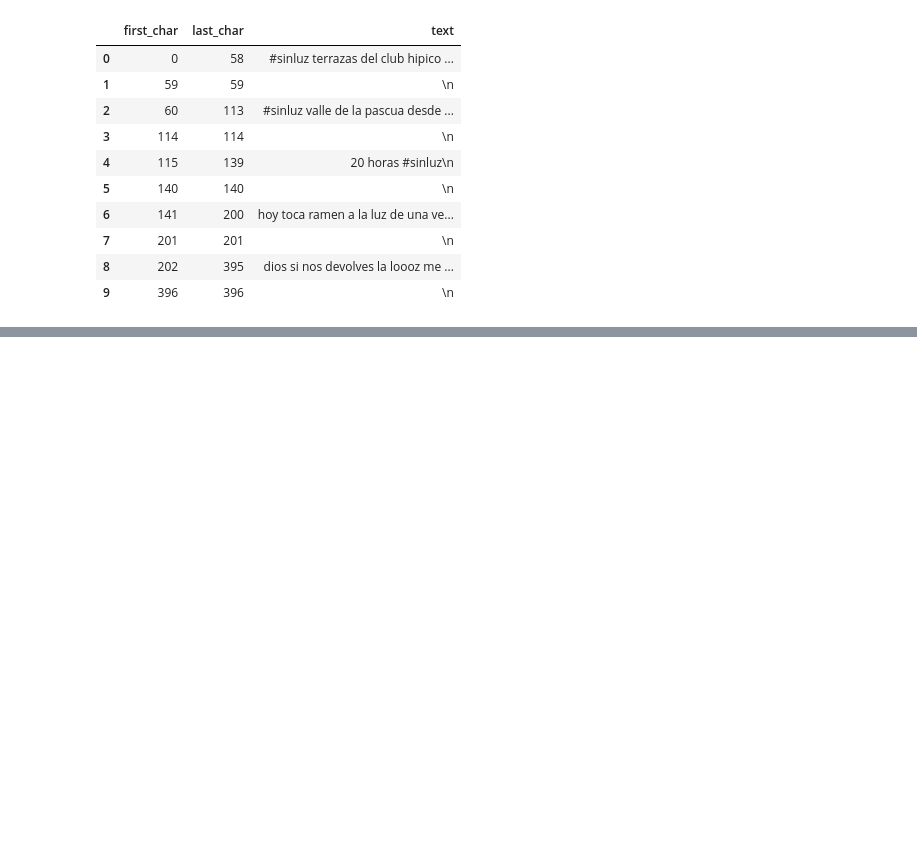
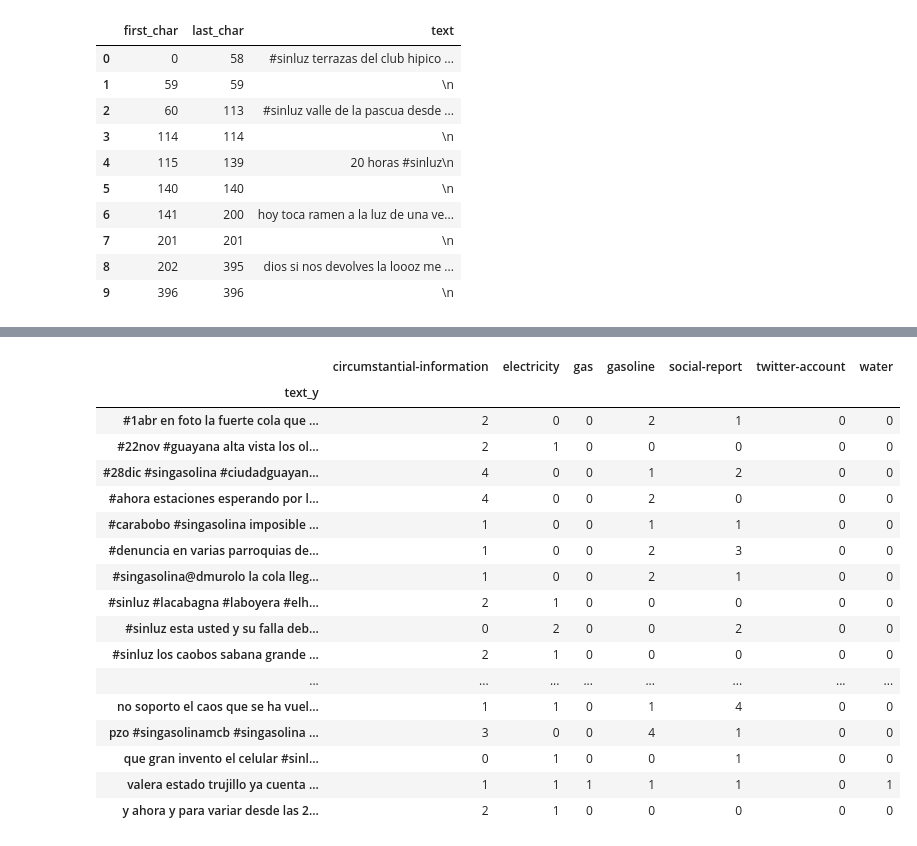
Before and after one commit to code-for-venezuela/c4v-py, a Jupyter notebook: data_analysis/Annotation Data Analysis.ipynb, the cells around one changed output, grey strips where cells are left out. Saved outputs shown, nothing was run; the diff lists cells and outputs as text; code cells hidden in the pictures; blank space fills up the shorter version.

```diff
--- a/data_analysis/Annotation Data Analysis.ipynb
+++ b/data_analysis/Annotation Data Analysis.ipynb
@@ -509,0 +499,47 @@ txt_ann_df_concat.drop(['ann'], axis = 1).groupby('text', as_index = False).sum(
+# %%
+
+# Initialize column multi_id
+split_ann['multi_id'] = 0
+
+# For each row of original text
+for i in range(text_df.shape[0]):
+
+            # Match first character position of the annotation greater or equal to the first_char of the tweet
+            # Match last character position of the annotation less than the last character of the complete tweet
+            # This will subset the annotations on the complete span of the tweet.
+    idx = split_ann[(split_ann.first_char >= text_df.loc[i,'first_char']) &\
+              (split_ann.first_char < text_df.loc[i,'last_char'])].index
+
+#     Create common value for each dataframe.
+    split_ann.loc[idx, 'multi_id'] = i
+    text_df.loc[i, 'multi_id'] = i
+
+
+# Merge both dataframes and select the entities and the tweets' complete text
+merged = pd.merge(split_ann, text_df, on='multi_id').loc[:, ['Entities', 'text_y']]
+
+
+# Create dummy variables from entities (these are the tags)
+dummies = pd.get_dummies(merged.Entities)
+
+# Group by the complete text
+pd.concat([merged['text_y'], dummies], axis = 1).groupby('text_y').sum()
+# %% [output]
+|  | circumstantial-information | electricity | gas | gasoline | social-report | twitter-account | water |
+| text_y |  |  |  |  |  |  |  |
+| #1abr en foto la fuerte cola que ... | 2 | 0 | 0 | 2 | 1 | 0 | 0 |
+| #22nov #guayana alta vista los ol... | 2 | 1 | 0 | 0 | 0 | 0 | 0 |
+| #28dic #singasolina #ciudadguayan... | 4 | 0 | 0 | 1 | 2 | 0 | 0 |
+| #ahora estaciones esperando por l... | 4 | 0 | 0 | 2 | 0 | 0 | 0 |
+| #carabobo #singasolina imposible ... | 1 | 0 | 0 | 1 | 1 | 0 | 0 |
+| #denuncia en varias parroquias de... | 1 | 0 | 0 | 2 | 3 | 0 | 0 |
+| #singasolina@dmurolo la cola lleg... | 1 | 0 | 0 | 2 | 1 | 0 | 0 |
+| #sinluz #lacabagna #laboyera #elh... | 2 | 1 | 0 | 0 | 0 | 0 | 0 |
+| #sinluz esta usted y su falla deb... | 0 | 2 | 0 | 0 | 2 | 0 | 0 |
+| #sinluz los caobos sabana grande ... | 2 | 1 | 0 | 0 | 0 | 0 | 0 |
+| ... | ... | ... | ... | ... | ... | ... | ... |
+| no soporto el caos que se ha vuel... | 1 | 1 | 0 | 1 | 4 | 0 | 0 |
+| pzo #singasolinamcb #singasolina ... | 3 | 0 | 0 | 4 | 1 | 0 | 0 |
+| que gran invento el celular #sinl... | 0 | 1 | 0 | 0 | 1 | 0 | 0 |
+| valera estado trujillo ya cuenta ... | 1 | 1 | 1 | 1 | 1 | 0 | 1 |
+| y ahora y para variar desde las 2... | 2 | 1 | 0 | 0 | 0 | 0 | 0 |
```
Also changed, not shown: parts of 5 cells of this notebook.
